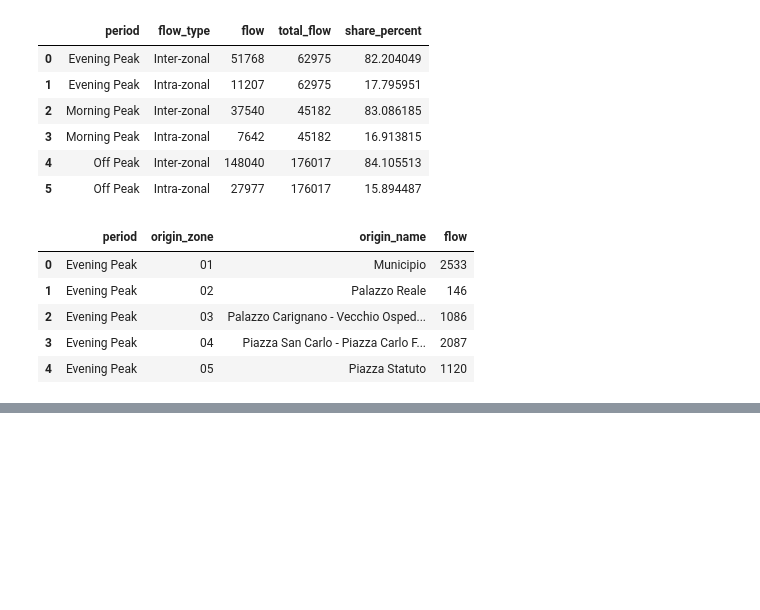
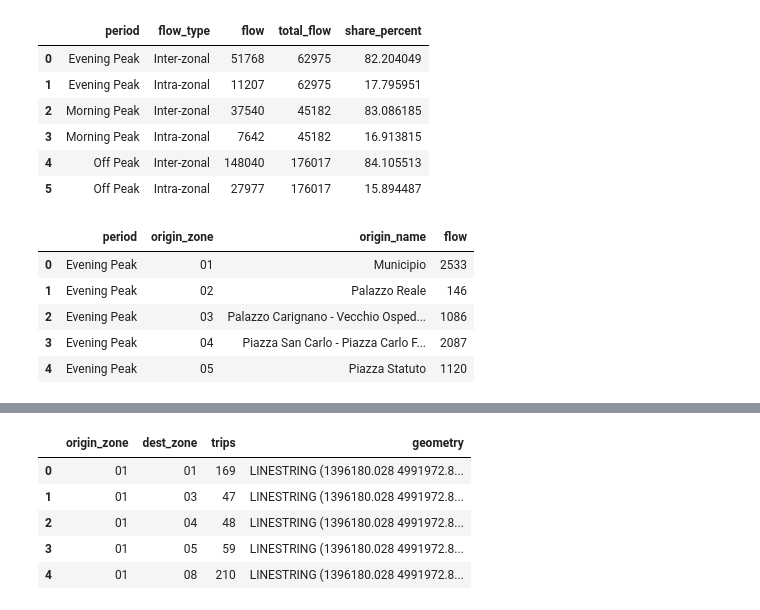
Before and after one commit to minaahmadian/shared-mobility-torino, a Jupyter notebook: Notebooks/Voi_OD_Matrix.ipynb, the cells around one changed output, grey strips where cells are left out. Saved outputs shown, nothing was run; the diff lists cells and outputs as text; code cells hidden in the pictures; blank space fills up the shorter version.

```diff
--- a/Notebooks/Voi_OD_Matrix.ipynb
+++ b/Notebooks/Voi_OD_Matrix.ipynb
@@ -877,0 +952,10 @@ m_off_choro.save("(Off Peak) Spatial Distribution of Outgoing Flows.html")
+# %%
+test = gpd.read_file("od_morning_voi.geojson")
+test.head()
+# %% [output]
+|  | origin_zone | dest_zone | trips | geometry |
+| 0 | 01 | 01 | 169 | LINESTRING (1396180.028 4991972.8... |
+| 1 | 01 | 03 | 47 | LINESTRING (1396180.028 4991972.8... |
+| 2 | 01 | 04 | 48 | LINESTRING (1396180.028 4991972.8... |
+| 3 | 01 | 05 | 59 | LINESTRING (1396180.028 4991972.8... |
+| 4 | 01 | 08 | 210 | LINESTRING (1396180.028 4991972.8... |
```
Also changed, not shown: parts of 20 cells of this notebook, 13 other files.
